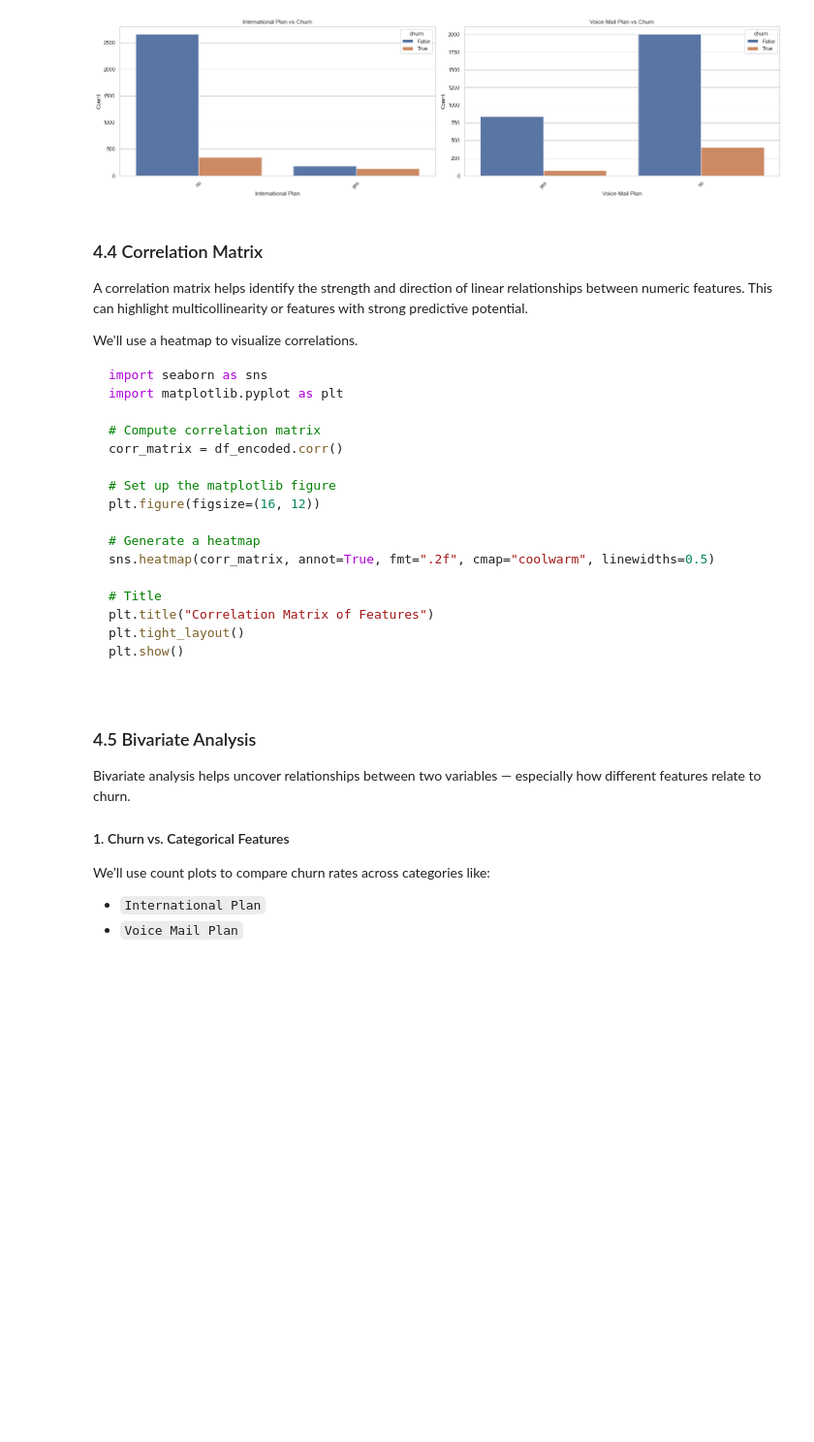
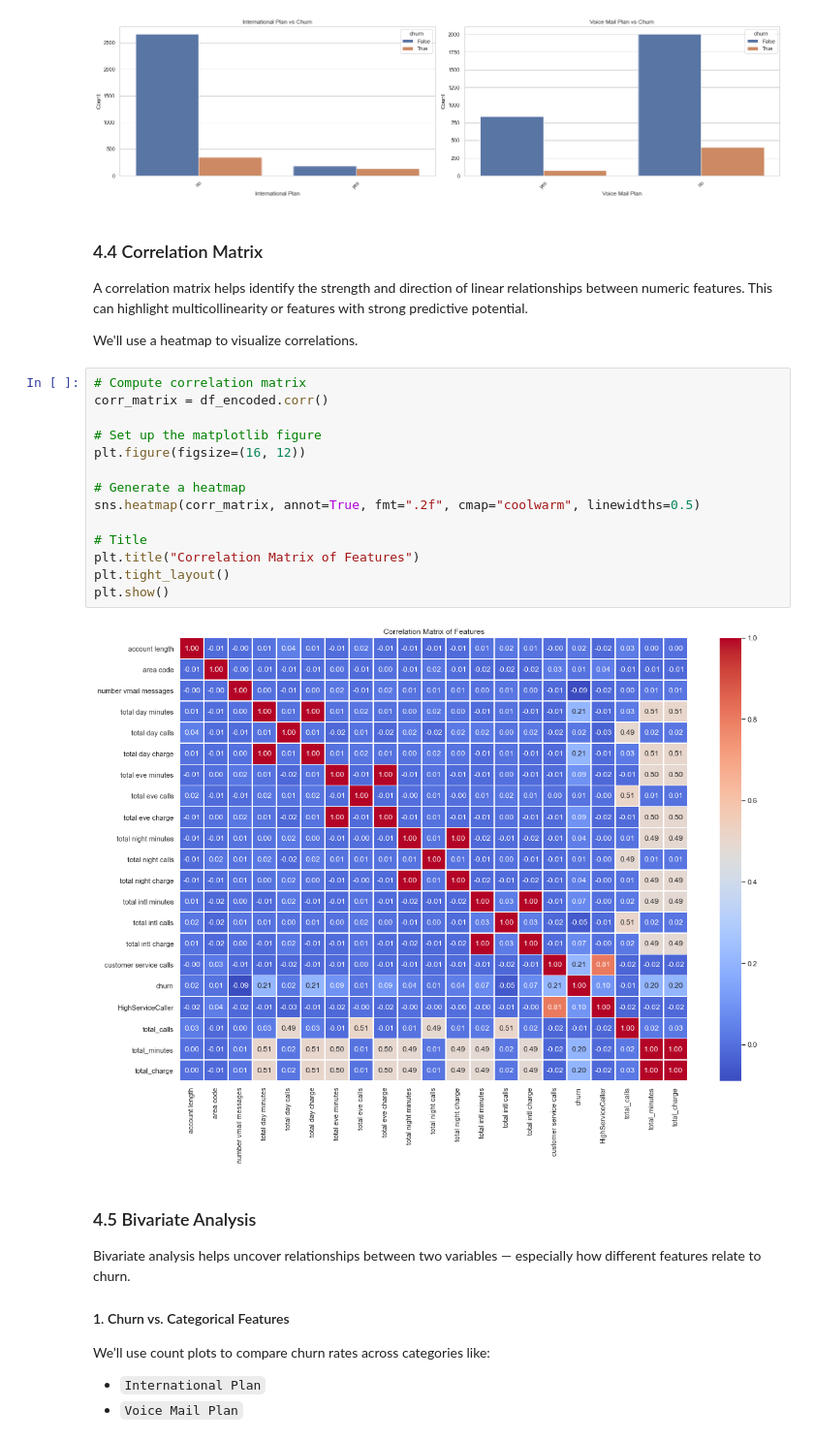
Before and after one commit to BMwihia/Customer-Churn-Analysis, a Jupyter notebook: notebooks/Customer Churn.ipynb, the cells around one changed output. Shown at 97% size. Saved outputs shown, nothing was run; the diff lists cells and outputs as text; blank space fills up the shorter version.

````diff
--- a/notebooks/Customer Churn.ipynb
+++ b/notebooks/Customer Churn.ipynb
@@ -479,24 +479,22 @@ plt.show()
 A correlation matrix helps identify the strength and direction of linear relationships between numeric features. This can highlight multicollinearity or features with strong predictive potential.
 
 We'll use a heatmap to visualize correlations.
-
-```python
-import seaborn as sns
-import matplotlib.pyplot as plt
-
-# Compute correlation matrix
-corr_matrix = df_encoded.corr()
-
-# Set up the matplotlib figure
-plt.figure(figsize=(16, 12))
-
-# Generate a heatmap
-sns.heatmap(corr_matrix, annot=True, fmt=".2f", cmap="coolwarm", linewidths=0.5)
-
-# Title
-plt.title("Correlation Matrix of Features")
-plt.tight_layout()
-plt.show()
+# %%
+# Compute correlation matrix
+corr_matrix = df_encoded.corr()
+
+# Set up the matplotlib figure
+plt.figure(figsize=(16, 12))
+
+# Generate a heatmap
+sns.heatmap(corr_matrix, annot=True, fmt=".2f", cmap="coolwarm", linewidths=0.5)
+
+# Title
+plt.title("Correlation Matrix of Features")
+plt.tight_layout()
+plt.show()
+# %% [output]
+[figure, added]
 # %% [markdown]
 ### 4.5 Bivariate Analysis
 
````
Also changed, not shown: parts of 1 cell of this notebook.
